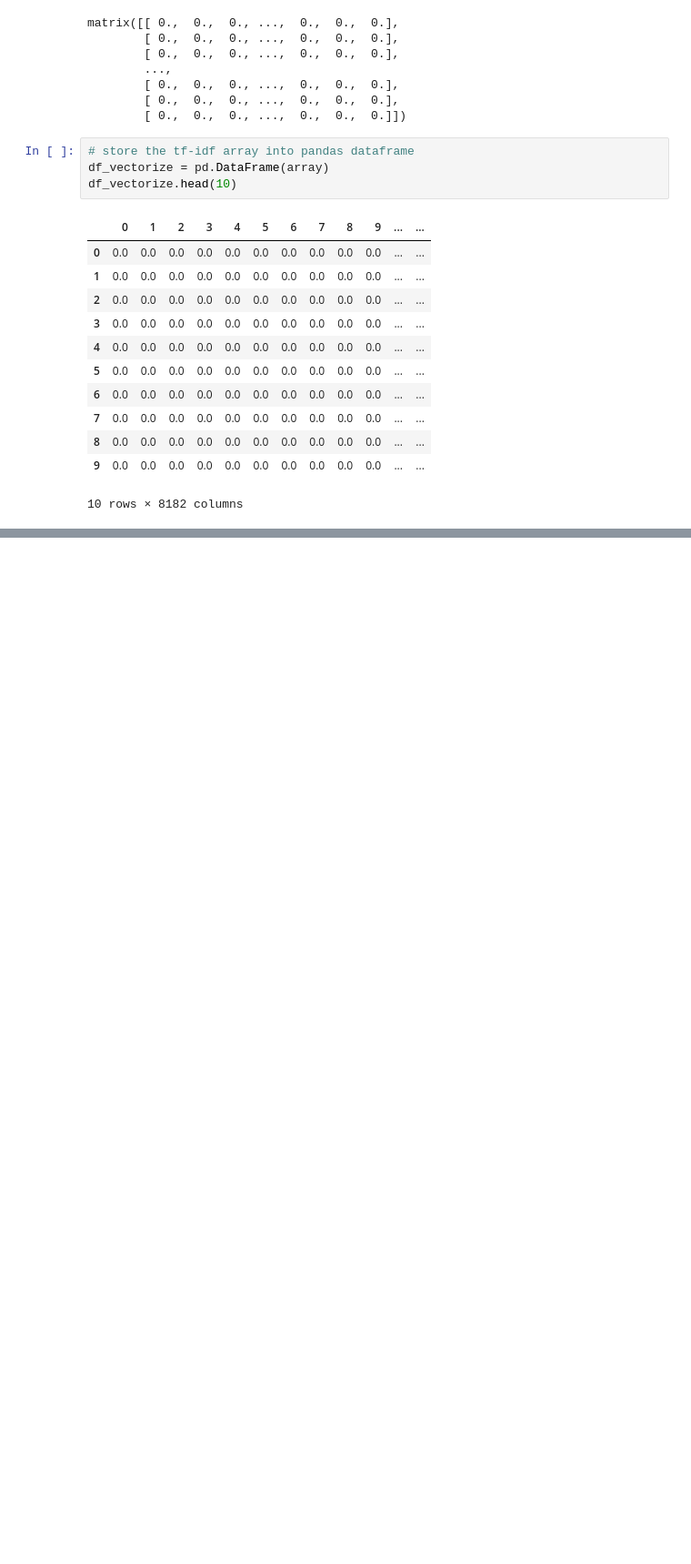
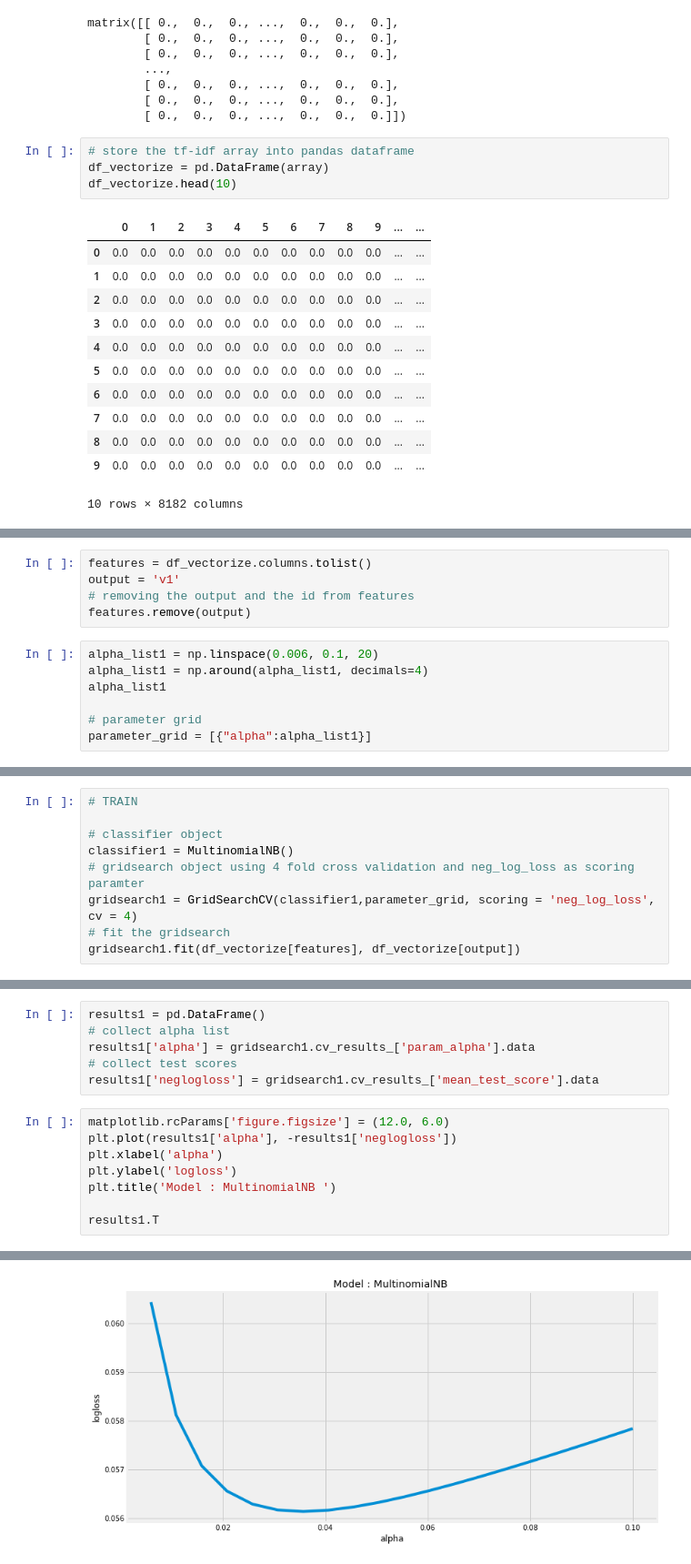
Before and after one commit to yennanliu/Kaggle.com_mini_project, a Jupyter notebook: SMS_spam_dataset/NLP_EDA.ipynb, the cells around one changed output, grey strips where cells are left out. Shown at 91% size. Cells and saved outputs as stored; diff of their text form; blank space fills up the shorter version.

Commit message:
add MultinomialNB model

```diff
--- a/SMS_spam_dataset/NLP_EDA.ipynb
+++ b/SMS_spam_dataset/NLP_EDA.ipynb
@@ -313,0 +334,12 @@ top_vacab.plot(kind = 'barh', figsize=(5,10), xlim= (9700, 9740))
+# %%
+features = df_vectorize.columns.tolist()
+output = 'v1'
+# removing the output and the id from features
+features.remove(output)
+# %%
+alpha_list1 = np.linspace(0.006, 0.1, 20)
+alpha_list1 = np.around(alpha_list1, decimals=4)
+alpha_list1
+
+# parameter grid
+parameter_grid = [{"alpha":alpha_list1}]
@@ -313,0 +352,9 @@ top_vacab.plot(kind = 'barh', figsize=(5,10), xlim= (9700, 9740))
+# %%
+# TRAIN
+
+# classifier object
+classifier1 = MultinomialNB()
+# gridsearch object using 4 fold cross validation and neg_log_loss as scoring paramter
+gridsearch1 = GridSearchCV(classifier1,parameter_grid, scoring = 'neg_log_loss', cv = 4)
+# fit the gridsearch
+gridsearch1.fit(df_vectorize[features], df_vectorize[output])
@@ -313,0 +370,15 @@ top_vacab.plot(kind = 'barh', figsize=(5,10), xlim= (9700, 9740))
+# %%
+results1 = pd.DataFrame()
+# collect alpha list
+results1['alpha'] = gridsearch1.cv_results_['param_alpha'].data
+# collect test scores
+results1['neglogloss'] = gridsearch1.cv_results_['mean_test_score'].data
+# %%
+matplotlib.rcParams['figure.figsize'] = (12.0, 6.0)
+plt.plot(results1['alpha'], -results1['neglogloss'])
+plt.xlabel('alpha')
+plt.ylabel('logloss')
+plt.title('Model : MultinomialNB ')
+
+results1.T
+# %% [output]
@@ -313,0 +388 @@ top_vacab.plot(kind = 'barh', figsize=(5,10), xlim= (9700, 9740))
+[figure, added]
```
Also changed, not shown: parts of 14 cells of this notebook.
